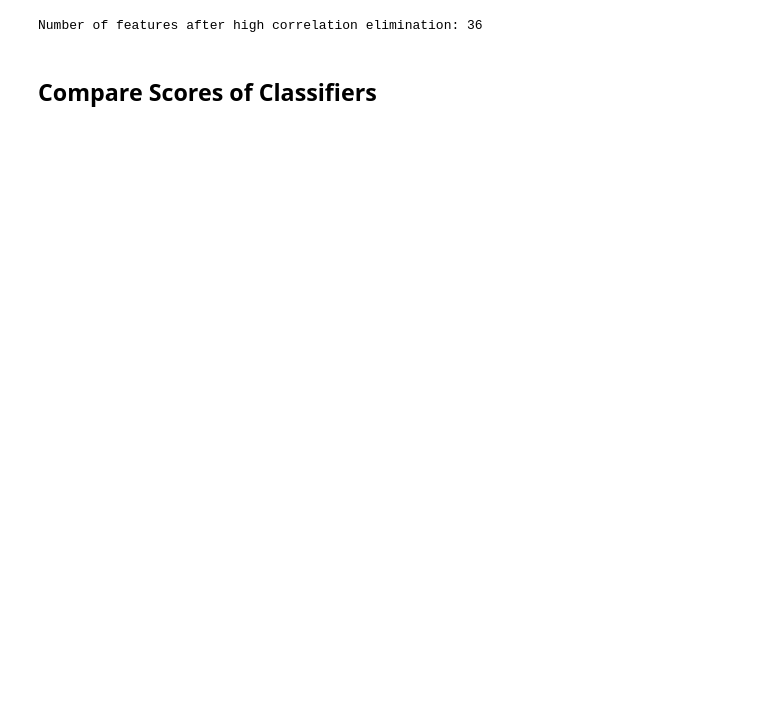
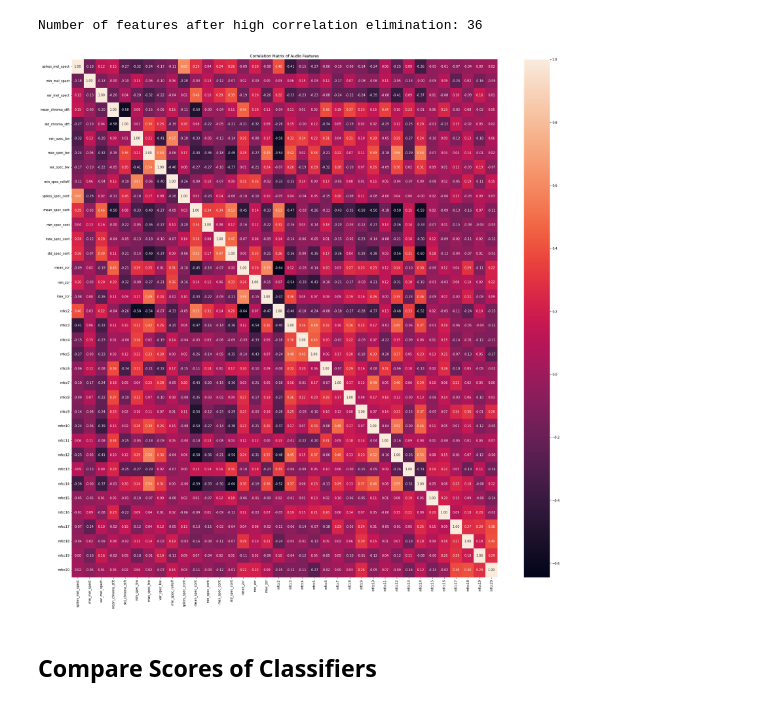
Before and after one commit to MarioCSilva/Speech_Emotion_Recognition_Thesis, a Jupyter notebook: data/3_feature_selection.ipynb, the cells around one changed output. Saved outputs shown, nothing was run; the diff lists cells and outputs as text; code cells hidden in the pictures; blank space fills up the shorter version.

Commit message:
done all feat elimination plot

```diff
--- a/data/3_feature_selection.ipynb
+++ b/data/3_feature_selection.ipynb
@@ -92,6 +96,16 @@ num_features = len(df.columns)-4
 print(f"Number of features after high correlation elimination: {num_features}")
 # %% [output]
 Number of features after high correlation elimination: 36
+# %%
+plt.figure(figsize=(30,30))
+plt.title("Correlation Matrix of Audio Features")
+plt.xlabel("Audio Features")
+plt.ylabel("Audio Features")
+df_corr = df.iloc[:,4:].corr()
+sns.heatmap(df_corr, annot=True, fmt=".2f")
+plt.show()
+# %% [output]
+[figure, added]
 # %%
 data = df.iloc[:,4:]
 features = df.columns.values[4:]
```
Also changed, not shown: parts of 15 cells of this notebook.
